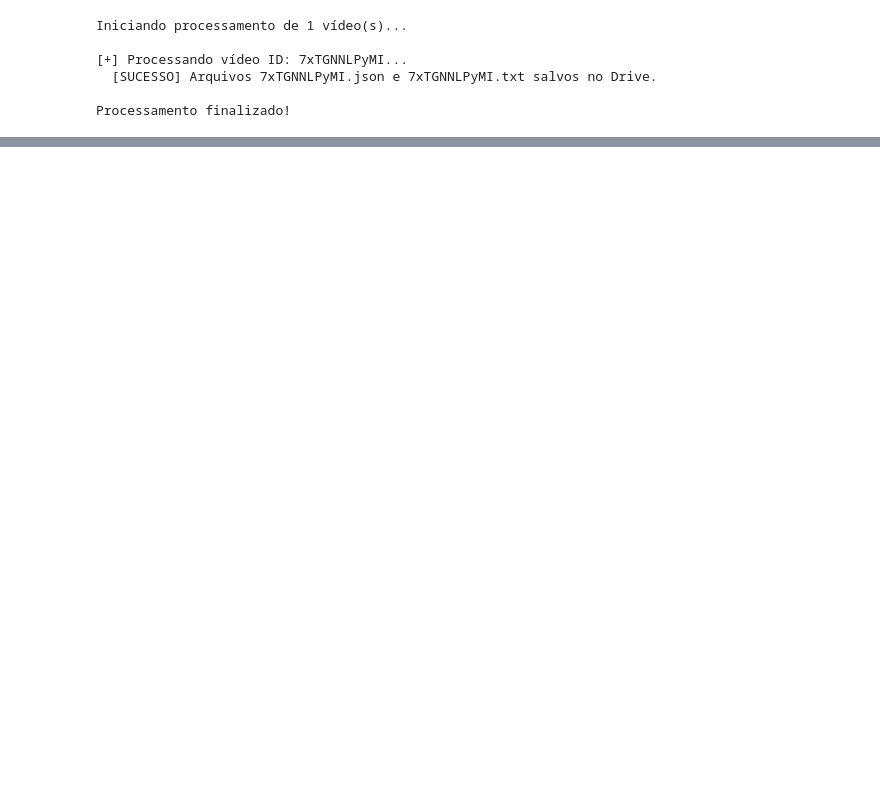
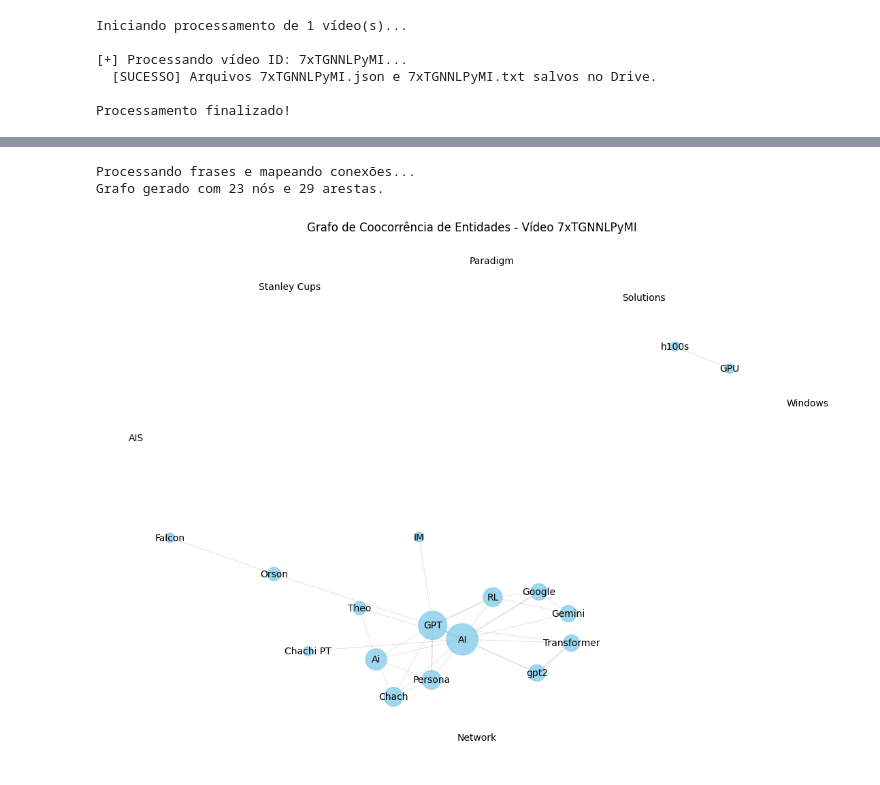
Before and after one commit to HenriqueEduardo1/redes-de-coocorrencia-de-entidades, a Jupyter notebook: notebooks/ner_videocast.ipynb, the cells around one changed output, grey strips where cells are left out. Saved outputs shown, nothing was run; the diff lists cells and outputs as text; code cells hidden in the pictures; blank space fills up the shorter version.

```diff
--- a/notebooks/ner_videocast.ipynb
+++ b/notebooks/ner_videocast.ipynb
@@ -116,0 +203,75 @@ You can now load the package via spacy.load('en_core_web_sm')
+# %%
+import networkx as nx
+from itertools import combinations
+
+# Configurações iniciais
+VIDEO_ID = "7xTGNNLPyMI"
+TEXT_FILE_PATH = f"/content/drive/MyDrive/NER/Transcricoes/{VIDEO_ID}.txt"
+MIN_FREQUENCY = 2  # Filtra entidades que aparecem pouco para reduzir ruído
+TARGET_LABELS = ['PERSON', 'ORG', 'GPE', 'PRODUCT', 'AI_TERM'] # Categorias de interesse
+
+def generate_graph():
+    if not os.path.exists(TEXT_FILE_PATH):
+        print("Arquivo não encontrado!")
+        return
+
+    with open(TEXT_FILE_PATH, 'r', encoding='utf-8') as f:
+        text = f.read()
+
+    nlp = spacy.load("en_core_web_sm")
+    doc = nlp(text)
+
+    # 1. Construção do Grafo
+    G = nx.Graph()
+    entity_counts = {}
+
+    print("Processando frases e mapeando conexões...")
+    for sent in doc.sents:
+        # Extrai entidades únicas na frase atual que estão nas categorias alvo
+        ents_in_sentence = list(set([
+            ent.text.strip().replace("\n", " ")
+            for ent in sent.ents
+            if ent.label_ in TARGET_LABELS and len(ent.text.strip()) > 1
+        ]))
+
+        # Atualiza contagem global para filtro posterior
+        for ent in ents_in_sentence:
+            entity_counts[ent] = entity_counts.get(ent, 0) + 1
+
+        # Cria conexões (arestas) entre todas as entidades da mesma frase
+        if len(ents_in_sentence) > 1:
+            for pair in combinations(ents_in_sentence, 2):
+                if G.has_edge(*pair):
+                    G[pair[0]][pair[1]]['weight'] += 1
+                else:
+                    G.add_edge(pair[0], pair[1], weight=1)
+
+    # 2. Filtragem por frequência (Limpeza do Grafo)
+    nodes_to_remove = [node for node, count in entity_counts.items() if count < MIN_FREQUENCY]
+    G.remove_nodes_from(nodes_to_remove)
+
+    print(f"Grafo gerado com {G.number_of_nodes()} nós e {G.number_of_edges()} arestas.")
+
+    # 3. Visualização
+    plt.figure(figsize=(14, 10))
+
+    # Layout dinâmico (Spring Layout)
+    pos = nx.spring_layout(G, k=0.5, iterations=50)
+
+    # Define tamanho dos nós baseado na importância (grau de conexão)
+    node_sizes = [G.degree(node) * 100 for node in G.nodes()]
+
+    # Desenha o grafo
+    nx.draw_networkx_nodes(G, pos, node_size=node_sizes, node_color='skyblue', alpha=0.8)
+    nx.draw_networkx_edges(G, pos, width=[G[u][v]['weight'] * 0.5 for u, v in G.edges()], alpha=0.3, edge_color='gray')
+    nx.draw_networkx_labels(G, pos, font_size=10, font_family='sans-serif')
+
+    plt.title(f"Grafo de Coocorrência de Entidades - Vídeo {VIDEO_ID}")
+    plt.axis('off')
+    plt.show()
+
+generate_graph()
+# %% [output]
+Processando frases e mapeando conexões...
+Grafo gerado com 23 nós e 29 arestas.
+[figure, added]
```
Also changed, not shown: parts of 4 cells of this notebook.
